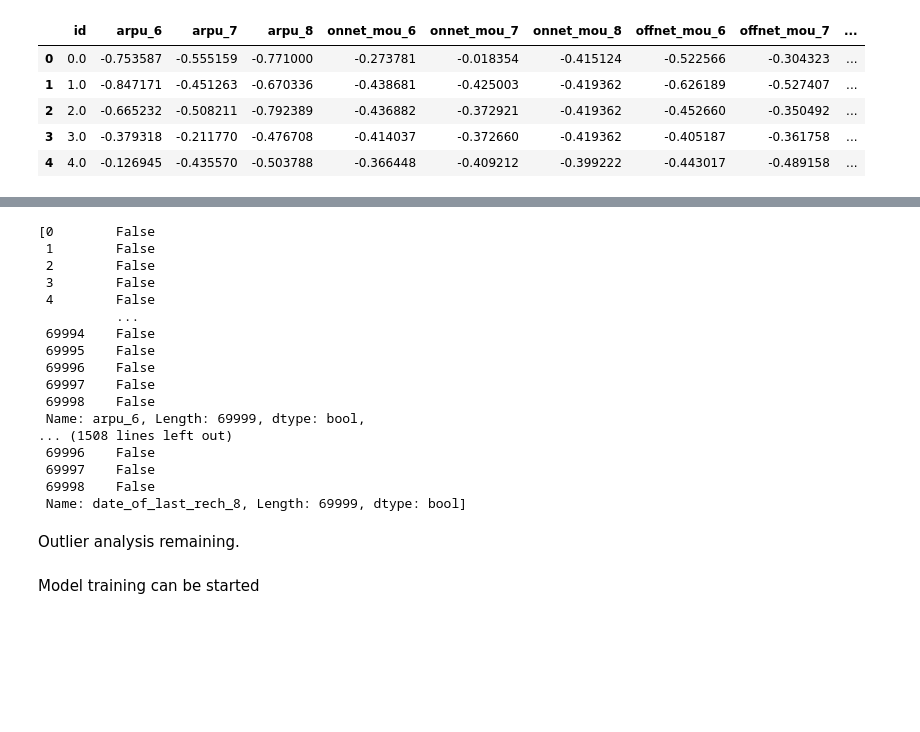
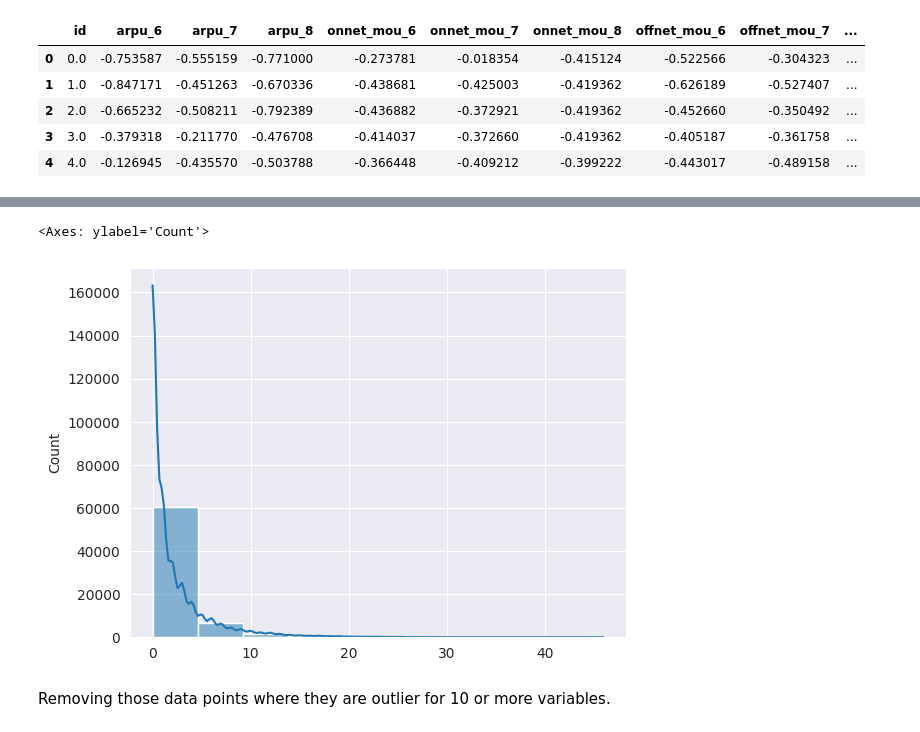
Before and after one commit to eeshangpt/TelecomChurn, a Jupyter notebook: Telecom Churn Prediction.ipynb, the cells around one changed output, grey strips where cells are left out. Saved outputs shown, nothing was run; the diff lists cells and outputs as text; code cells hidden in the pictures; blank space fills up the shorter version.

Commit message:
Data cleaning complete. GridSearch and model selection underway.

```diff
--- a/Telecom Churn Prediction.ipynb
+++ b/Telecom Churn Prediction.ipynb
@@ -308,20 +287,0 @@ pd.DataFrame(data=scaled_check, columns=["col_name", "dp_removed", "%_dp_removed
-# %%
-temp_
-# %% [output]
-[0        False
- 1        False
- 2        False
- 3        False
- 4        False
-          ...
- 69994    False
- 69995    False
- 69996    False
- 69997    False
- 69998    False
- Name: arpu_6, Length: 69999, dtype: bool,
-... (1508 lines left out)
- 69996    False
- 69997    False
- 69998    False
- Name: date_of_last_rech_8, Length: 69999, dtype: bool]
@@ -330,4 +288,19 @@ df = pd.DataFrame(temp_)
-# %% [markdown]
-Outlier analysis remaining.
-# %% [markdown]
-Model training can be started
+# %%
+scaled_check = []
+temp_ = []
+for i in data.columns:
+    if 'id' not in i:
+        std = data[i].std()
+        a = ((data[i] > (3 * std)) | (data[i] < -(3 * std)))
+        scaled_check.append([i, a.sum(), (a.sum() * 100 / data.shape[0])])
+        temp_.append(a)
+pd.DataFrame(data=scaled_check, columns=["col_name", "dp_removed", "%_dp_removed"])
+
+temp_ = np.array([i.values for i in temp_])
+a = temp_.sum(axis=0)
+sns.histplot(a, kde=True, bins=10)
+# %% [output]
+<Axes: ylabel='Count'>
+[figure, added]
+# %% [markdown]
+Removing those data points where they are outlier for 10 or more variables.
```
Also changed, not shown: parts of 30 cells of this notebook, 1 other file.
